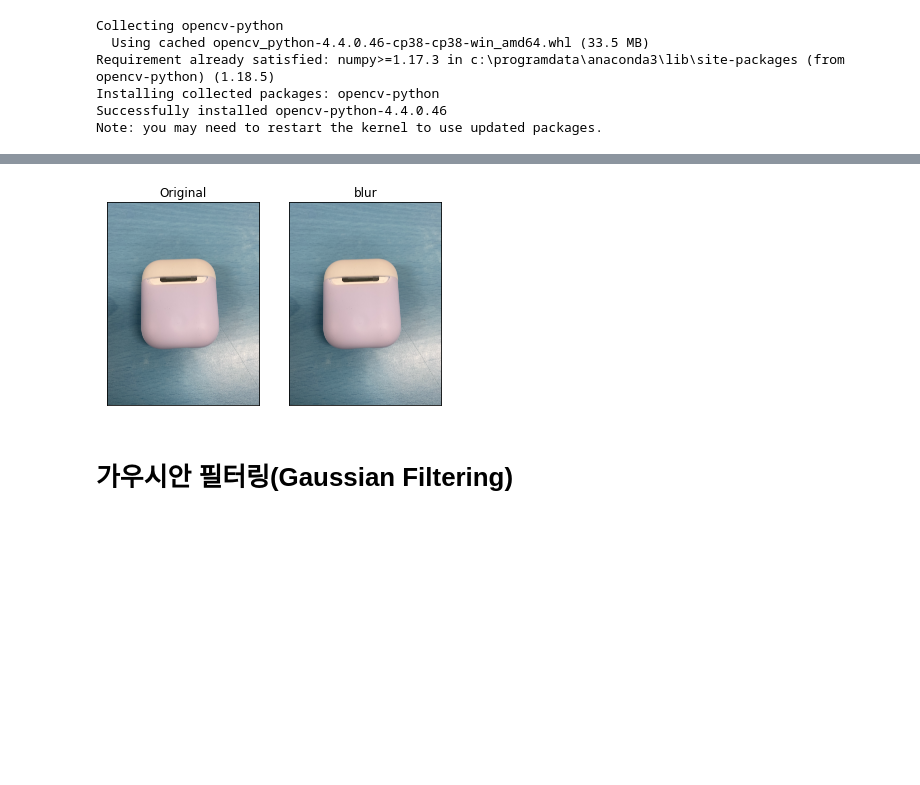
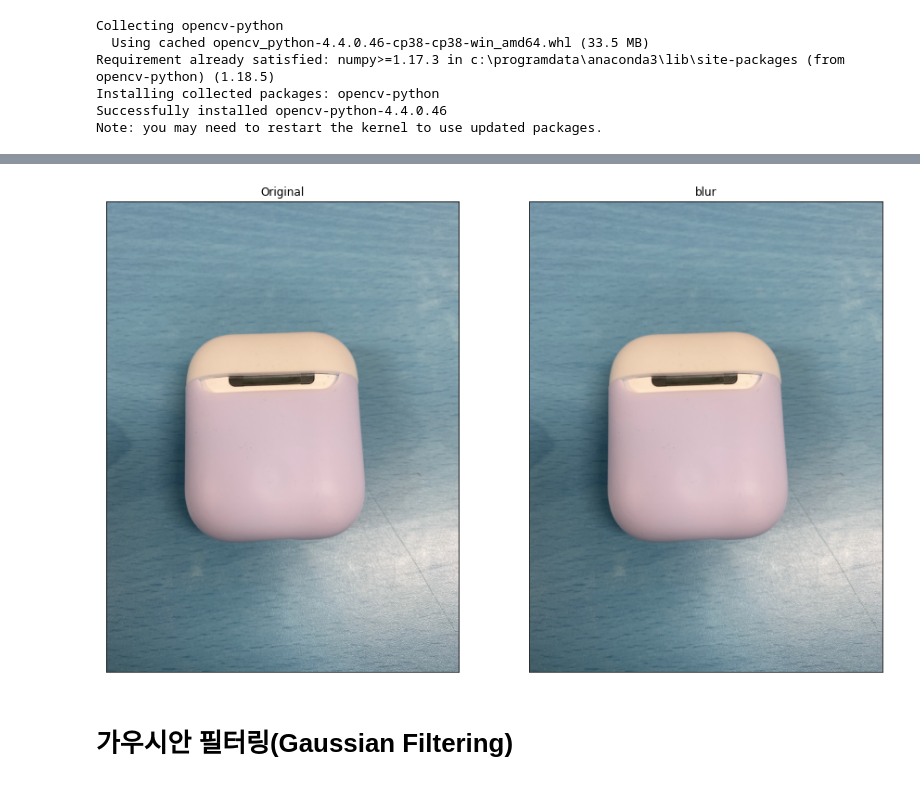
Before and after one commit to swkim01/DSAC3, a Jupyter notebook: gg-08-저주파_통과_필터링.ipynb, the cells around one changed output, grey strips where cells are left out. Cells and saved outputs as stored; diff of their text form; code cells hidden in the pictures; blank space fills up the shorter version.

```diff
--- a/gg-08-저주파_통과_필터링.ipynb
+++ b/gg-08-저주파_통과_필터링.ipynb
@@ -33,13 +38,14 @@ img = cv2.imread('./case.jpg')
 kernel = np.ones((5,5), np.float32) / 25
 dst = cv2.filter2D(img, -1, kernel)
 # %%
+plt.figure(figsize=(15,15))
 plt.subplot(121),plt.imshow(img),plt.title('Original')
 plt.xticks([]), plt.yticks([])
 plt.subplot(122),plt.imshow(dst),plt.title('blur')
 plt.xticks([]), plt.yticks([])
 plt.show()
 # %% [output]
-[figure, old version]
+[figure, new version]
 # %% [markdown]
 <h1>가우시안 필터링(Gaussian Filtering)</h1>
 # %%
```
Also changed, not shown: parts of 4 cells of this notebook.
